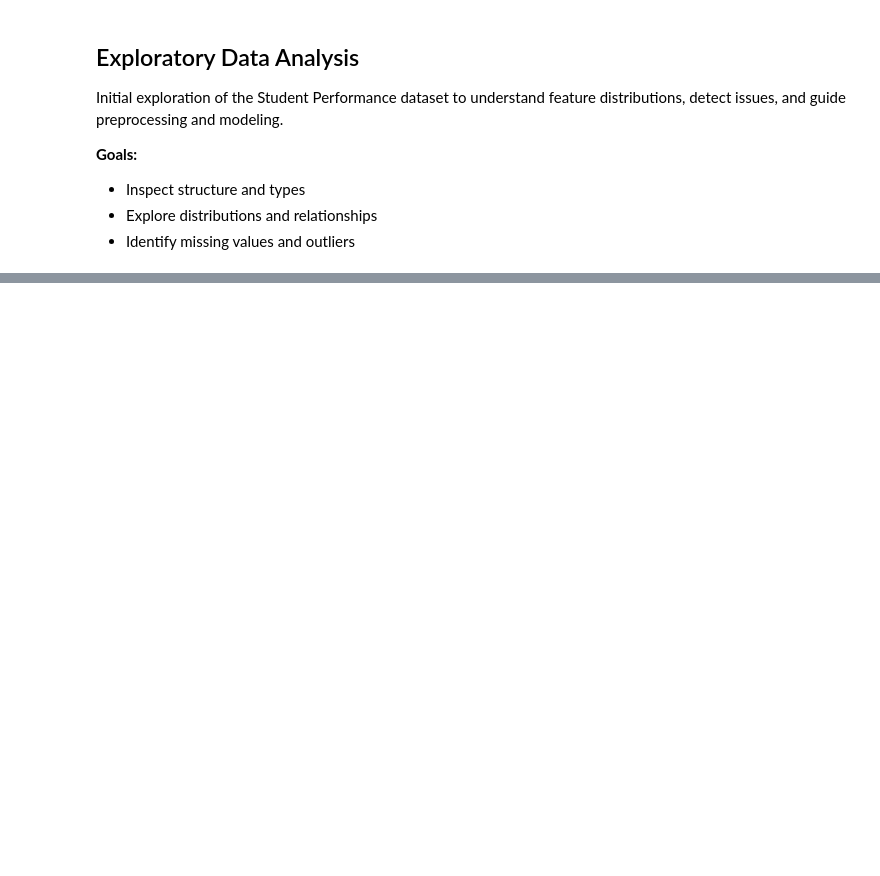
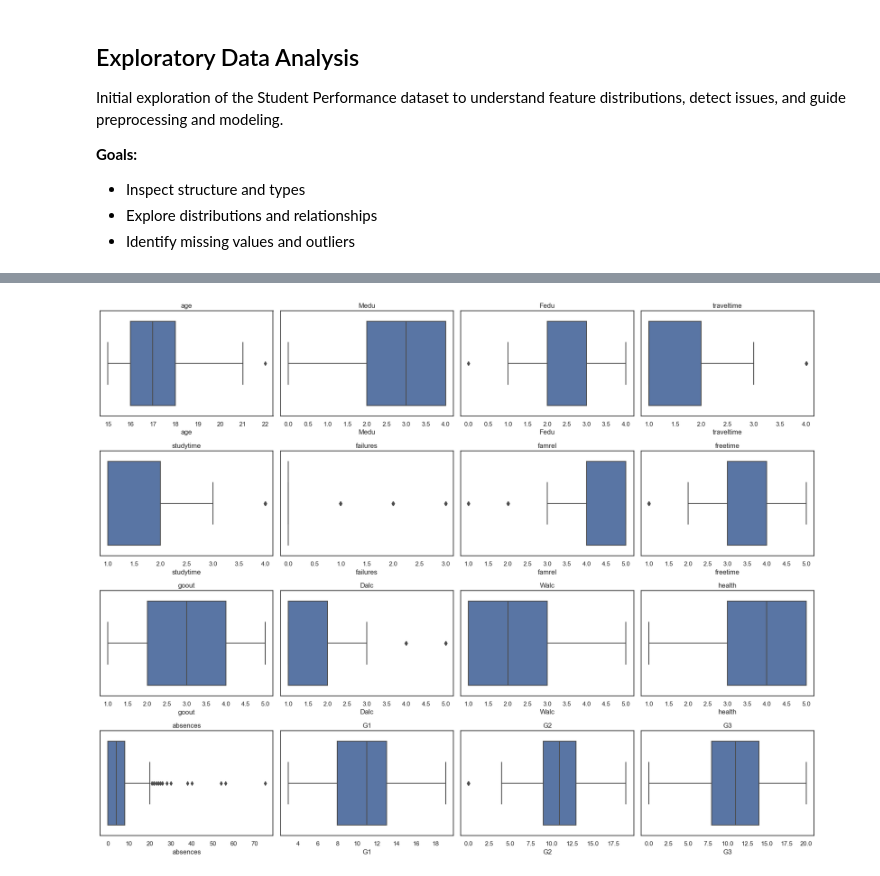
Before and after one commit to levtitanyan/student-performance-ml, a Jupyter notebook: notebooks/01_eda.ipynb, the cells around one changed output, grey strips where cells are left out. Saved outputs shown, nothing was run; the diff lists cells and outputs as text; code cells hidden in the pictures; blank space fills up the shorter version.

```diff
--- a/notebooks/01_eda.ipynb
+++ b/notebooks/01_eda.ipynb
@@ -54,0 +108,4 @@ memory usage: 102.0+ KB
+# %%
+boxplots = plot_numeric_boxplots(df, num_cols)
+# %% [output]
+[figure, added]
```
Also changed, not shown: parts of 21 cells of this notebook, 3 other files.
